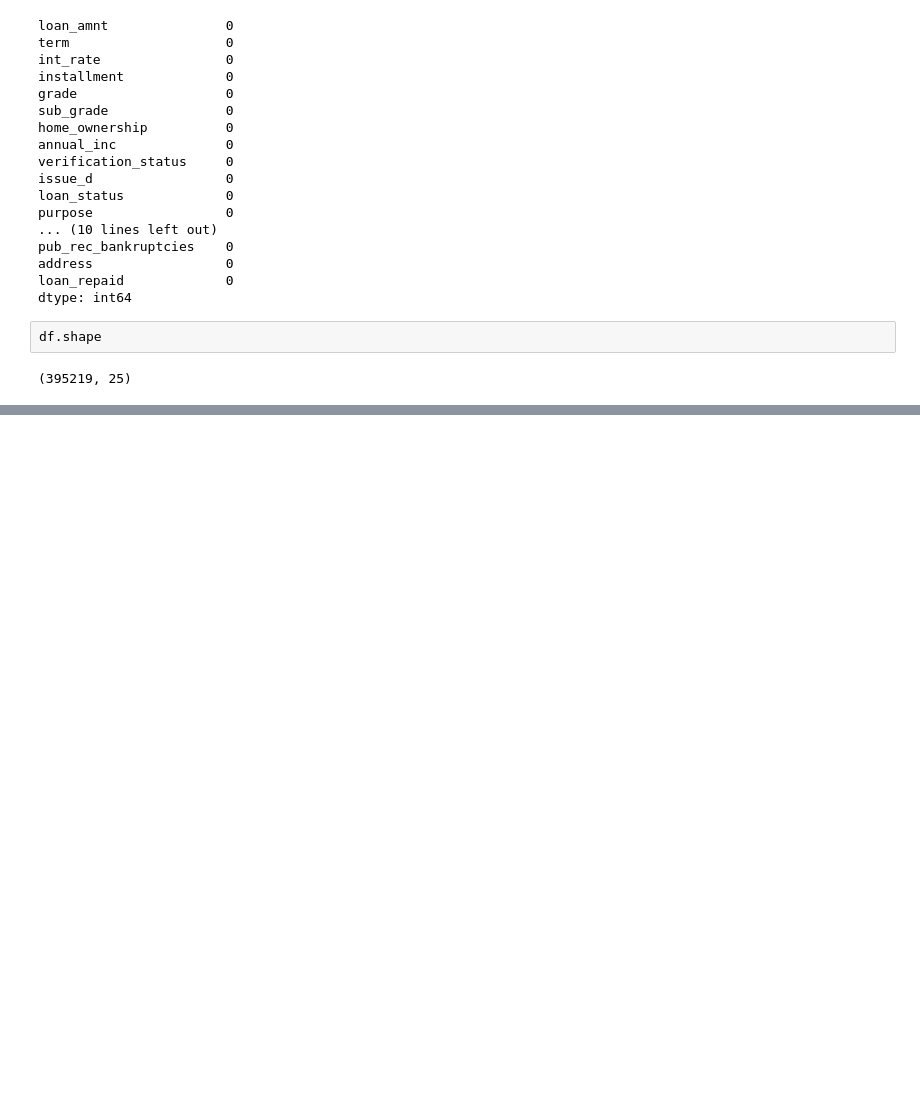
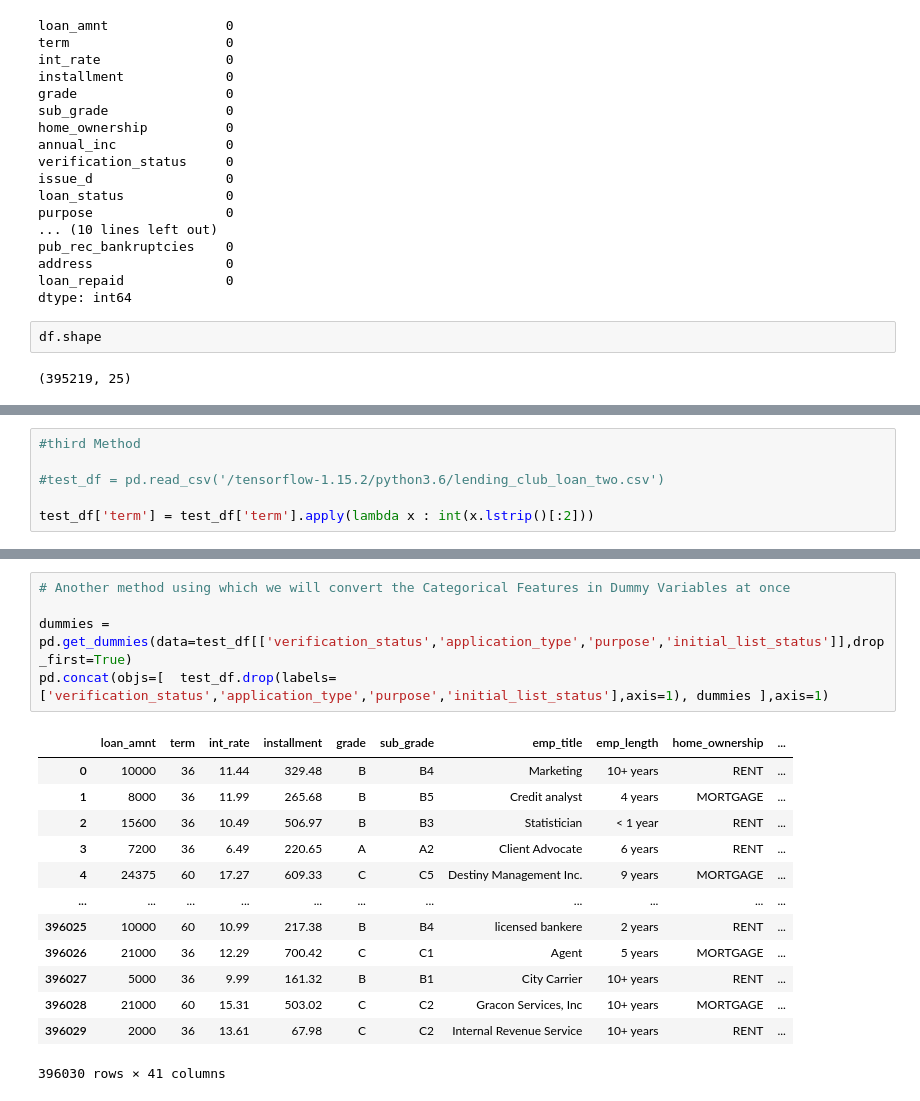
Before and after one commit to vishalrec1/Python, a Jupyter notebook: LendingClub_DataSet_Analysis_and_ANN_model_using_Keras.ipynb, the cells around one changed output, grey strips where cells are left out. Drawn from its saved outputs; the diff is of its cells as text; blank space fills up the shorter version.

```diff
--- a/LendingClub_DataSet_Analysis_and_ANN_model_using_Keras.ipynb
+++ b/LendingClub_DataSet_Analysis_and_ANN_model_using_Keras.ipynb
@@ -1036,0 +1132,6 @@ df.shape
+# %%
+#third Method
+
+#test_df = pd.read_csv('/tensorflow-1.15.2/python3.6/lending_club_loan_two.csv')
+
+test_df['term'] = test_df['term'].apply(lambda x : int(x.lstrip()[:2]))
@@ -1036,0 +1341,19 @@ df.shape
+# %%
+# Another method using which we will convert the Categorical Features in Dummy Variables at once
+
+dummies = pd.get_dummies(data=test_df[['verification_status','application_type','purpose','initial_list_status']],drop_first=True)
+pd.concat(objs=[  test_df.drop(labels=['verification_status','application_type','purpose','initial_list_status'],axis=1), dummies ],axis=1)
+# %% [output]
+|  | loan_amnt | term | int_rate | installment | grade | sub_grade | emp_title | emp_length | home_ownership | ... |
+| 0 | 10000 | 36 | 11.44 | 329.48 | B | B4 | Marketing | 10+ years | RENT | ... |
+| 1 | 8000 | 36 | 11.99 | 265.68 | B | B5 | Credit analyst | 4 years | MORTGAGE | ... |
+| 2 | 15600 | 36 | 10.49 | 506.97 | B | B3 | Statistician | < 1 year | RENT | ... |
+| 3 | 7200 | 36 | 6.49 | 220.65 | A | A2 | Client Advocate | 6 years | RENT | ... |
+| 4 | 24375 | 60 | 17.27 | 609.33 | C | C5 | Destiny Management Inc. | 9 years | MORTGAGE | ... |
+| ... | ... | ... | ... | ... | ... | ... | ... | ... | ... | ... |
+| 396025 | 10000 | 60 | 10.99 | 217.38 | B | B4 | licensed bankere | 2 years | RENT | ... |
+| 396026 | 21000 | 36 | 12.29 | 700.42 | C | C1 | Agent | 5 years | MORTGAGE | ... |
+| 396027 | 5000 | 36 | 9.99 | 161.32 | B | B1 | City Carrier | 10+ years | RENT | ... |
+| 396028 | 21000 | 60 | 15.31 | 503.02 | C | C2 | Gracon Services, Inc | 10+ years | MORTGAGE | ... |
+| 396029 | 2000 | 36 | 13.61 | 67.98 | C | C2 | Internal Revenue Service | 10+ years | RENT | ... |
+396030 rows × 41 columns
```
Also changed, not shown: parts of 123 cells of this notebook.
